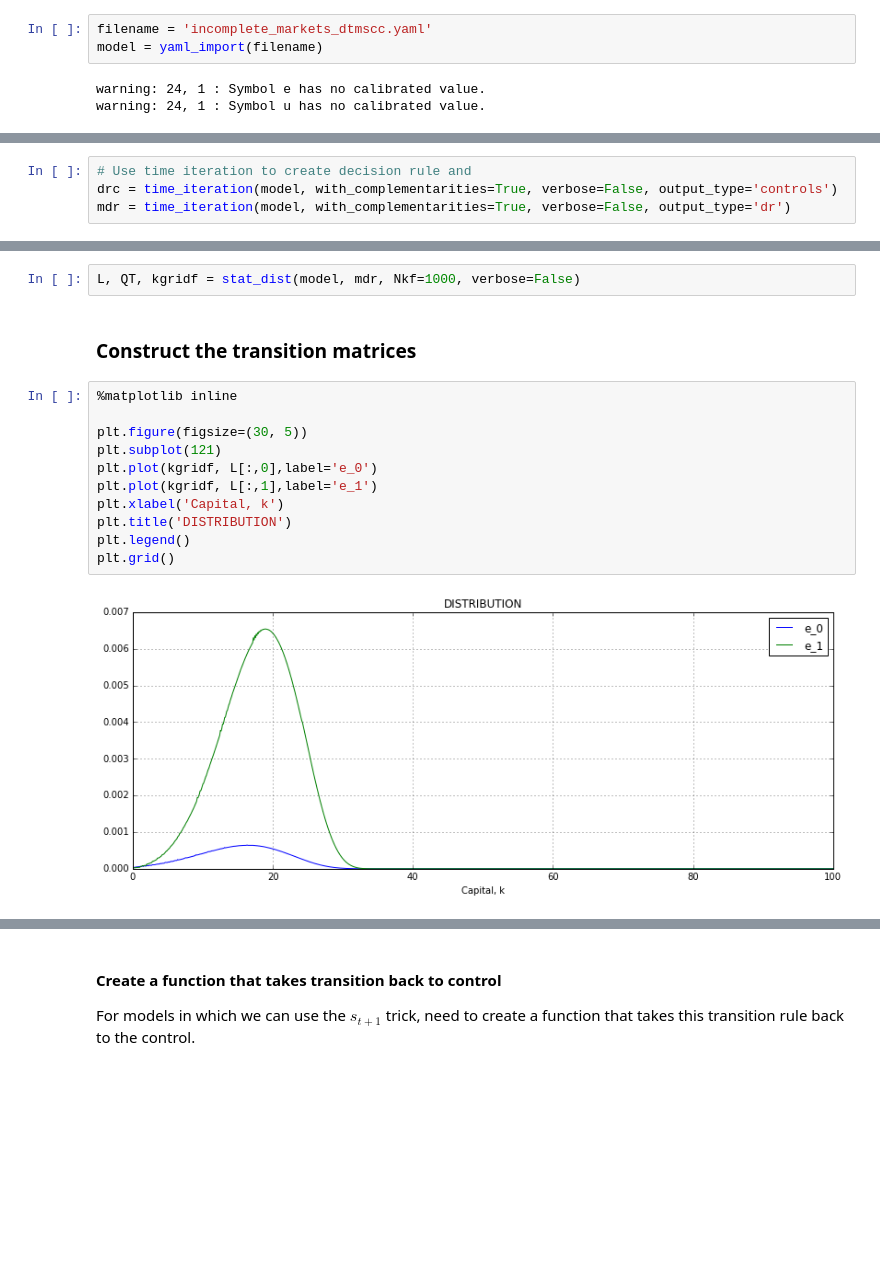
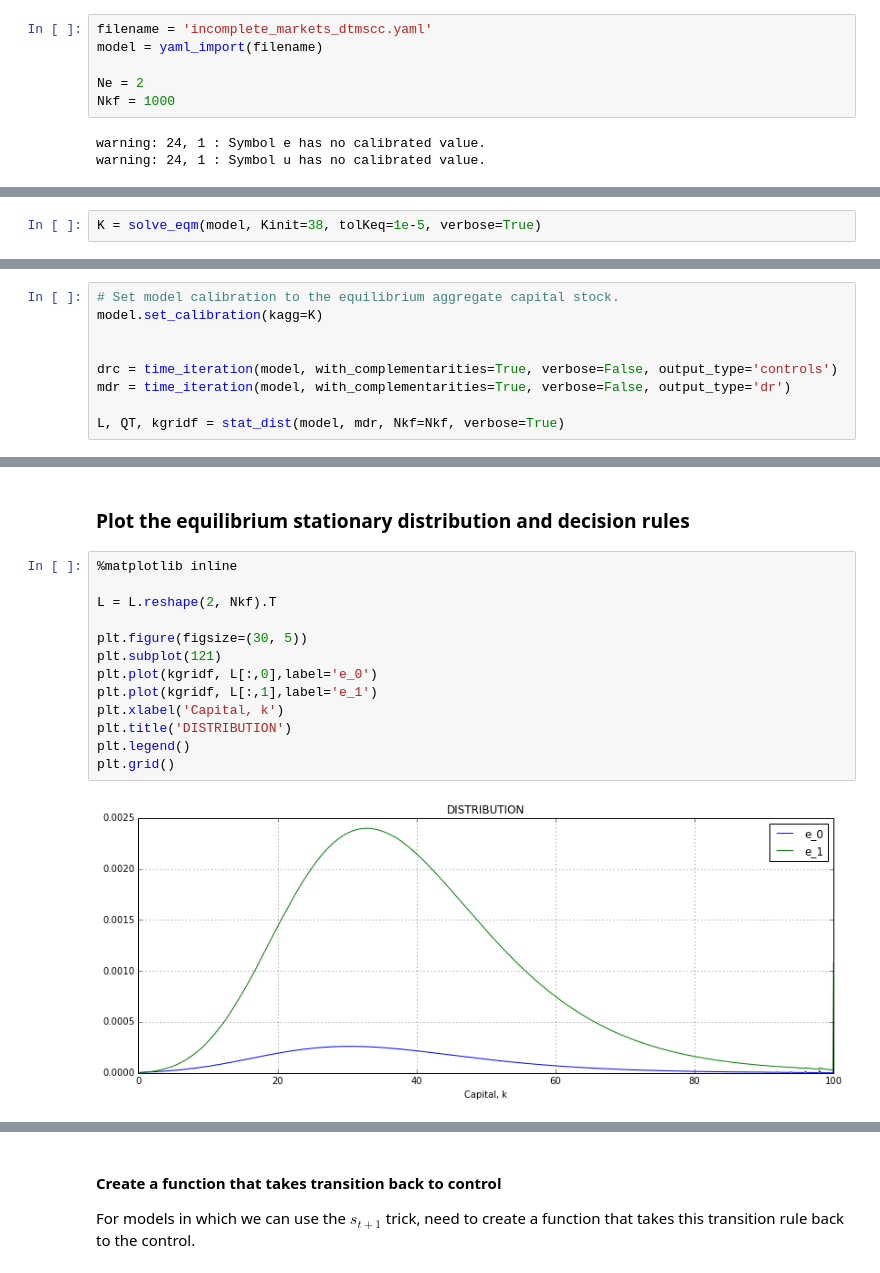
Before and after one commit to jagman88/dolo, a Jupyter notebook: examples/models/statdist_example.ipynb, the cells around one changed output, grey strips where cells are left out. Cells and saved outputs as stored; diff of their text form; blank space fills up the shorter version.

Commit message:
ADD: add computation of equilibrium by iterating over aggregate capital stock

```diff
--- a/examples/models/statdist_example.ipynb
+++ b/examples/models/statdist_example.ipynb
@@ -18,6 +19,9 @@ from dolo.algos.dtmscc.distributions import stat_dist
 # %%
 filename = 'incomplete_markets_dtmscc.yaml'
 model = yaml_import(filename)
+
+Ne = 2
+Nkf = 1000
 # %% [output]
 warning: 24, 1 : Symbol e has no calibrated value.
 warning: 24, 1 : Symbol u has no calibrated value.
@@ -23,0 +30,2 @@ warning: 24, 1 : Symbol u has no calibrated value.
+# %%
+K = solve_eqm(model, Kinit=38, tolKeq=1e-5, verbose=True)
@@ -24,4 +52,9 @@ warning: 24, 1 : Symbol u has no calibrated value.
 # %%
-# Use time iteration to create decision rule and
+# Set model calibration to the equilibrium aggregate capital stock.
+model.set_calibration(kagg=K)
+
+
 drc = time_iteration(model, with_complementarities=True, verbose=False, output_type='controls')
 mdr = time_iteration(model, with_complementarities=True, verbose=False, output_type='dr')
+
+L, QT, kgridf = stat_dist(model, mdr, Nkf=Nkf, verbose=True)
@@ -28,17 +79,17 @@ mdr = time_iteration(model, with_complementarities=True, verbose=False, output_t
-# %%
-L, QT, kgridf = stat_dist(model, mdr, Nkf=1000, verbose=False)
-# %% [markdown]
-### Construct the transition matrices
+# %% [markdown]
+### Plot the equilibrium stationary distribution and decision rules
 # %%
 %matplotlib inline
+
+L = L.reshape(2, Nkf).T
 
 plt.figure(figsize=(30, 5))
 plt.subplot(121)
 plt.plot(kgridf, L[:,0],label='e_0')
 plt.plot(kgridf, L[:,1],label='e_1')
 plt.xlabel('Capital, k')
 plt.title('DISTRIBUTION')
 plt.legend()
 plt.grid()
 # %% [output]
-[figure, old version]
+[figure, new version]
```
Also changed, not shown: parts of 6 cells of this notebook, 1 other file.
